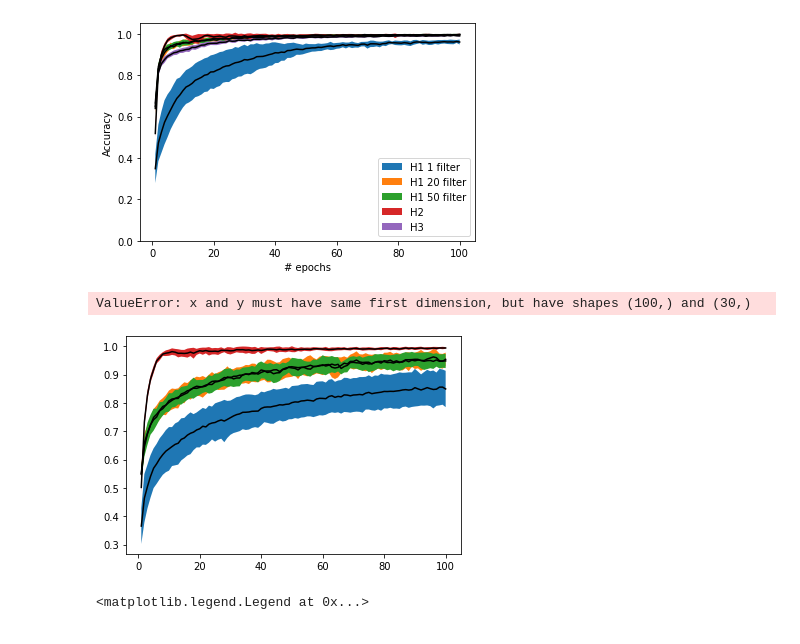
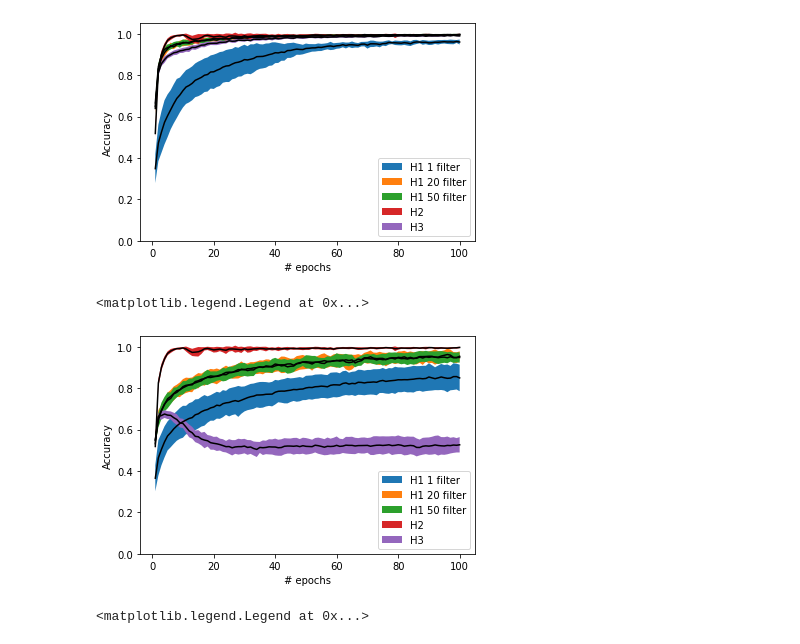
Before and after one commit to vutuanhai237/DynamicQNN, a Jupyter notebook: codes/plt_baseline.ipynb, the cells around one changed output. Saved outputs shown, nothing was run; the diff lists cells and outputs as text; code cells hidden in the pictures.

```diff
--- a/codes/plt_baseline.ipynb
+++ b/codes/plt_baseline.ipynb
@@ -37,26 +37,26 @@ plt.legend()
 # %%
 filters = [1, 20, 50]
 
 for num_filter in filters:
     accs_h1 = np.asarray(np.loadtxt('exps_mnist_fashion/h1_' + str(num_filter) + 'filter/h1history_accuracy.txt'))
     plt.plot(range(1, 101), np.mean(accs_h1, axis = 0), 'k-')
     plt.fill_between(range(1, 101), np.mean(accs_h1, axis = 0) - np.std(accs_h1, axis = 0), np.mean(accs_h1, axis = 0) + np.std(accs_h1, axis = 0), label = 'H1 ' + str(num_filter) +' filter')
 
-accs_h2 = np.asarray(np.loadtxt('exps_mnist_fashion/h2_4x4filter_quanv0/h2history_accuracy.txt'))
+accs_h2 = np.asarray(np.loadtxt('compare_type_quanv/h2_4x4filter_quanv0/h2history_accuracy.txt'))
 plt.plot(range(1, 101), np.mean(accs_h2, axis = 0), 'k-')
 plt.fill_between(range(1, 101), np.mean(accs_h2, axis = 0) - np.std(accs_h2, axis = 0), np.mean(accs_h2, axis = 0) + np.std(accs_h2, axis = 0), label = 'H2')
 
 accs_h3 = np.asarray(np.loadtxt('exps_mnist_fashion/h3/h3history_accuracy.txt'))
 plt.plot(range(1, 101), np.mean(accs_h3, axis = 0), 'k-')
 plt.fill_between(range(1, 101), np.mean(accs_h3, axis = 0) - np.std(accs_h3, axis = 0), np.mean(accs_h3, axis = 0) + np.std(accs_h3, axis = 0), label = 'H3')
 
 plt.xlabel('# epochs')
 plt.ylabel('Accuracy')
 plt.ylim(0.0, 1.05)
 plt.legend()
 # %% [output]
-ValueError: x and y must have same first dimension, but have shapes (100,) and (30,)
+<matplotlib.legend.Legend at 0x...>
-[figure, old version]
+[figure, new version]
 # %%
 filters = [1, 20, 50]
 
```
Also changed, not shown: parts of 1 cell of this notebook, 48 other files.
